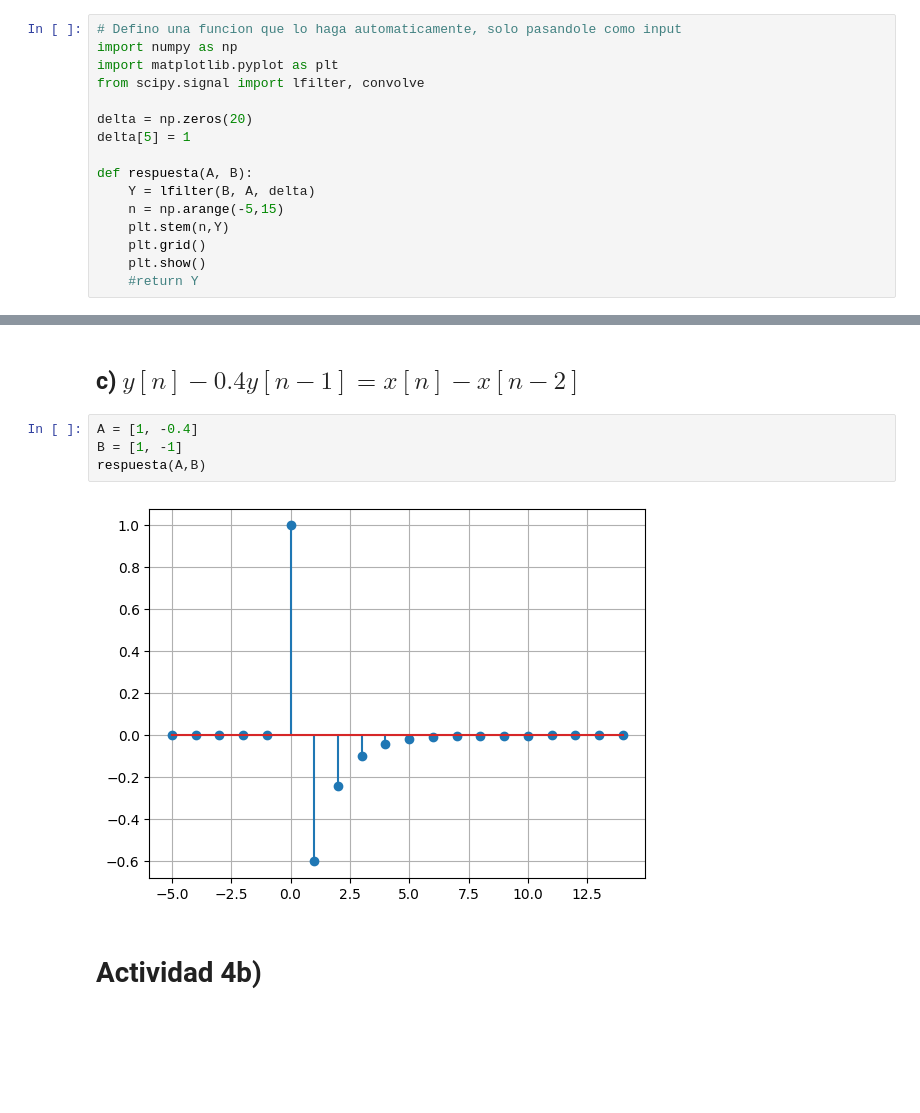
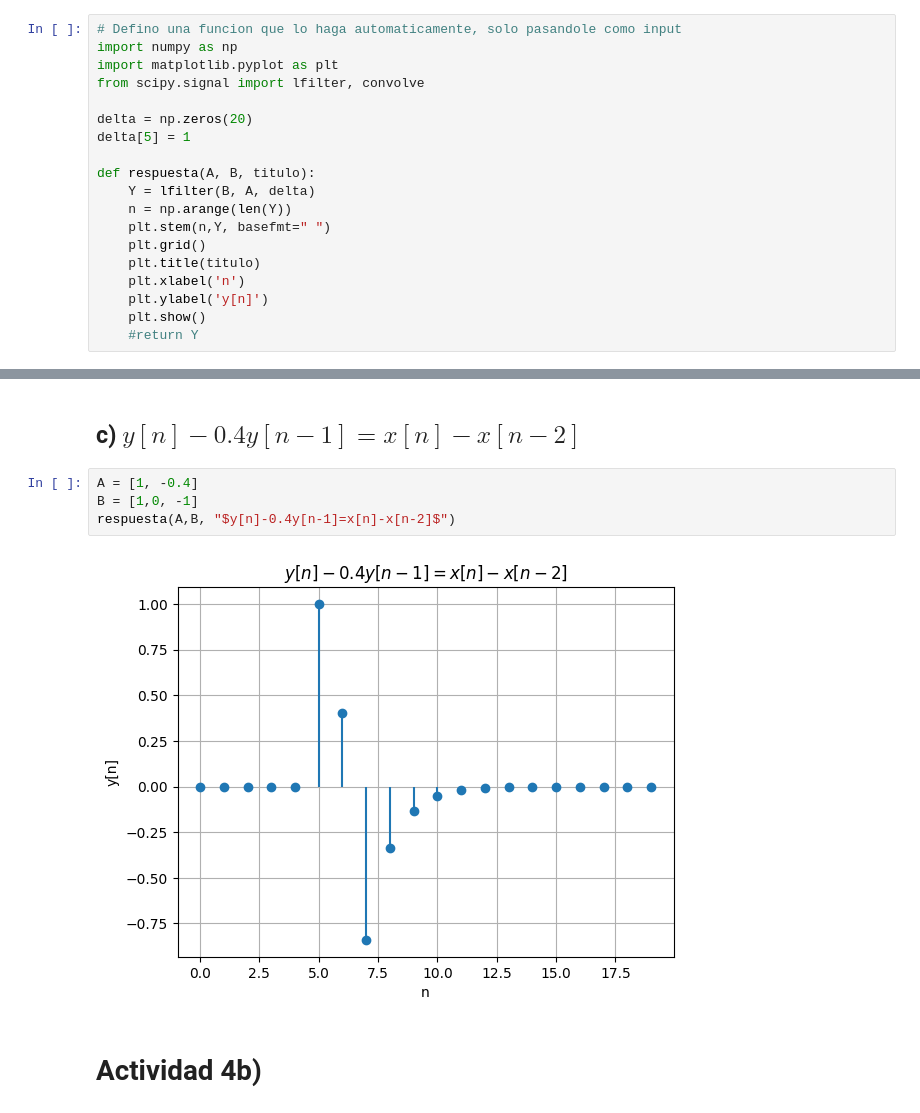
Before and after one commit to Lekkito/analisis-de-se-ales, a Jupyter notebook: tp2.ipynb, the cells around one changed output, grey strips where cells are left out. Drawn from its saved outputs; the diff is of its cells as text; blank space fills up the shorter version.

```diff
--- a/tp2.ipynb
+++ b/tp2.ipynb
@@ -36,11 +40,14 @@ from scipy.signal import lfilter, convolve
 delta = np.zeros(20)
 delta[5] = 1
 
-def respuesta(A, B):
+def respuesta(A, B, titulo):
     Y = lfilter(B, A, delta)
-    n = np.arange(-5,15)
-    plt.stem(n,Y)
+    n = np.arange(len(Y))
+    plt.stem(n,Y, basefmt=" ")
     plt.grid()
+    plt.title(titulo)
+    plt.xlabel('n')
+    plt.ylabel('y[n]')
     plt.show()
     #return Y
 # %% [markdown]
@@ -63,10 +70,10 @@ respuesta(B,A)
 ## c) $y[n]-0.4y[n-1]=x[n]-x[n-2]$
 # %%
 A = [1, -0.4]
-B = [1, -1]
-respuesta(A,B)
+B = [1,0, -1]
+respuesta(A,B, "$y[n]-0.4y[n-1]=x[n]-x[n-2]$")
 # %% [output]
-[figure, old version]
+[figure, new version]
 # %% [markdown]
 # Actividad 4b)
 # %%
```
Also changed, not shown: parts of 12 cells of this notebook.
